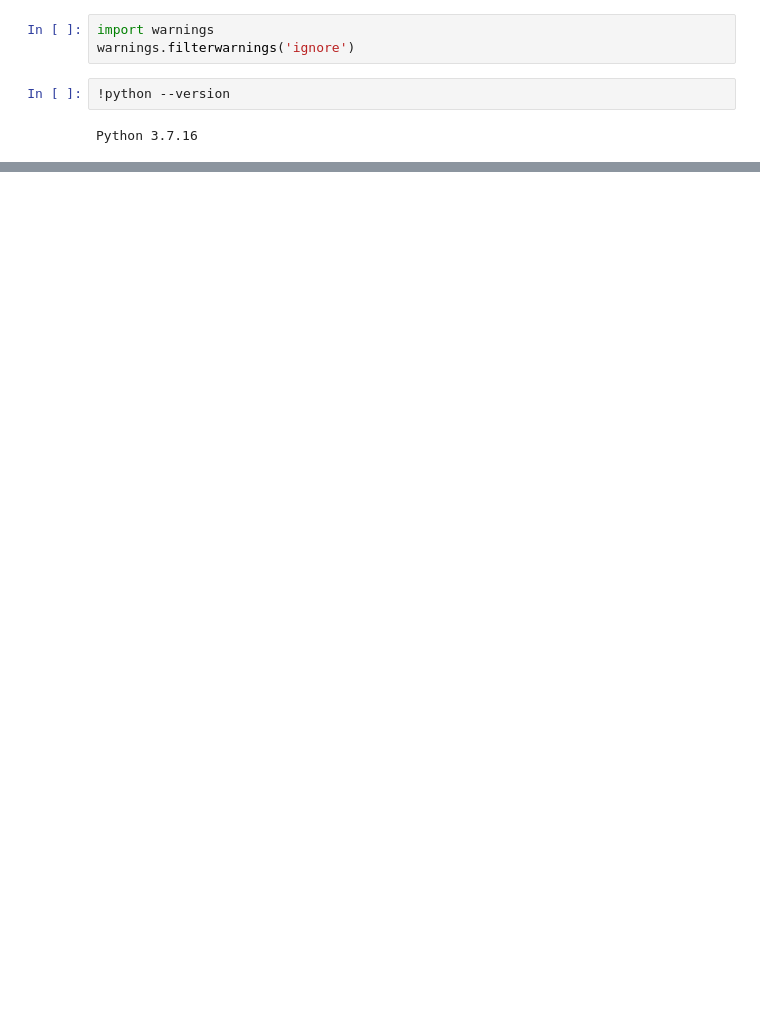
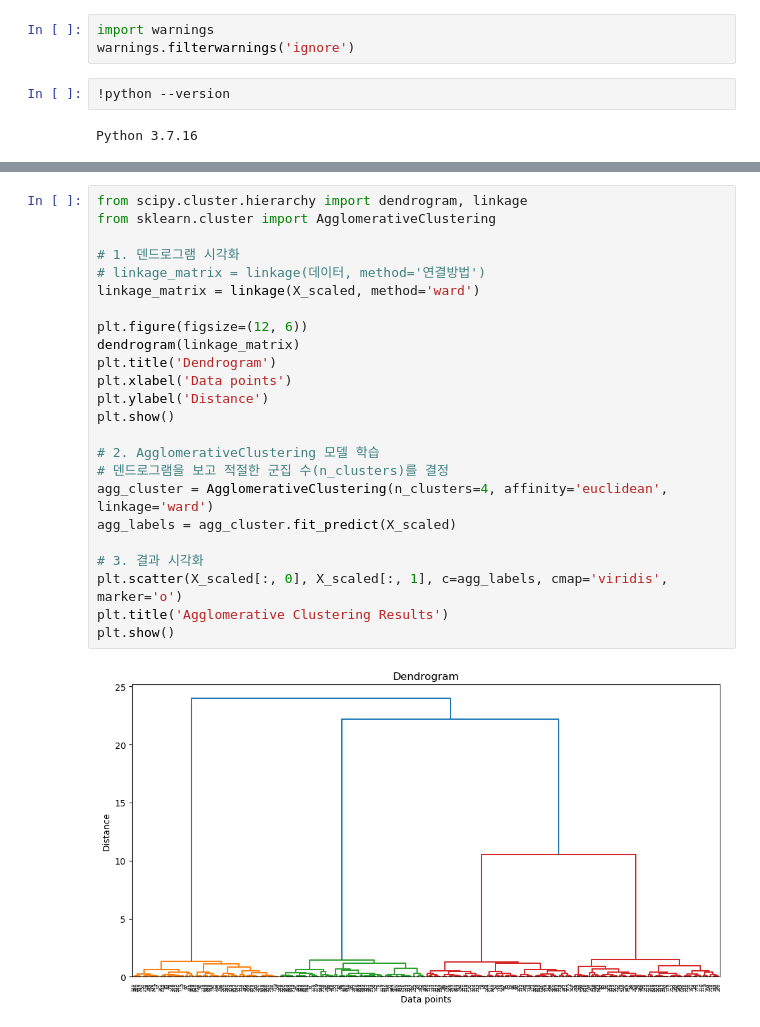
Before and after one commit to kangspa/ADP-study, a Jupyter notebook: PracticeTest/practice.ipynb, the cells around one changed output, grey strips where cells are left out. Drawn from its saved outputs; the diff is of its cells as text; blank space fills up the shorter version.

```diff
--- a/PracticeTest/practice.ipynb
+++ b/PracticeTest/practice.ipynb
@@ -261,0 +47,26 @@ Decision Tree 정확도: 0.924
+# %%
+from scipy.cluster.hierarchy import dendrogram, linkage
+from sklearn.cluster import AgglomerativeClustering
+
+# 1. 덴드로그램 시각화
+# linkage_matrix = linkage(데이터, method='연결방법')
+linkage_matrix = linkage(X_scaled, method='ward')
+
+plt.figure(figsize=(12, 6))
+dendrogram(linkage_matrix)
+plt.title('Dendrogram')
+plt.xlabel('Data points')
+plt.ylabel('Distance')
+plt.show()
+
+# 2. AgglomerativeClustering 모델 학습
+# 덴드로그램을 보고 적절한 군집 수(n_clusters)를 결정
+agg_cluster = AgglomerativeClustering(n_clusters=4, affinity='euclidean', linkage='ward')
+agg_labels = agg_cluster.fit_predict(X_scaled)
+
+# 3. 결과 시각화
+plt.scatter(X_scaled[:, 0], X_scaled[:, 1], c=agg_labels, cmap='viridis', marker='o')
+plt.title('Agglomerative Clustering Results')
+plt.show()
+# %% [output]
+[figure, added]
```
Also changed, not shown: parts of 13 cells of this notebook, 2 other files.
